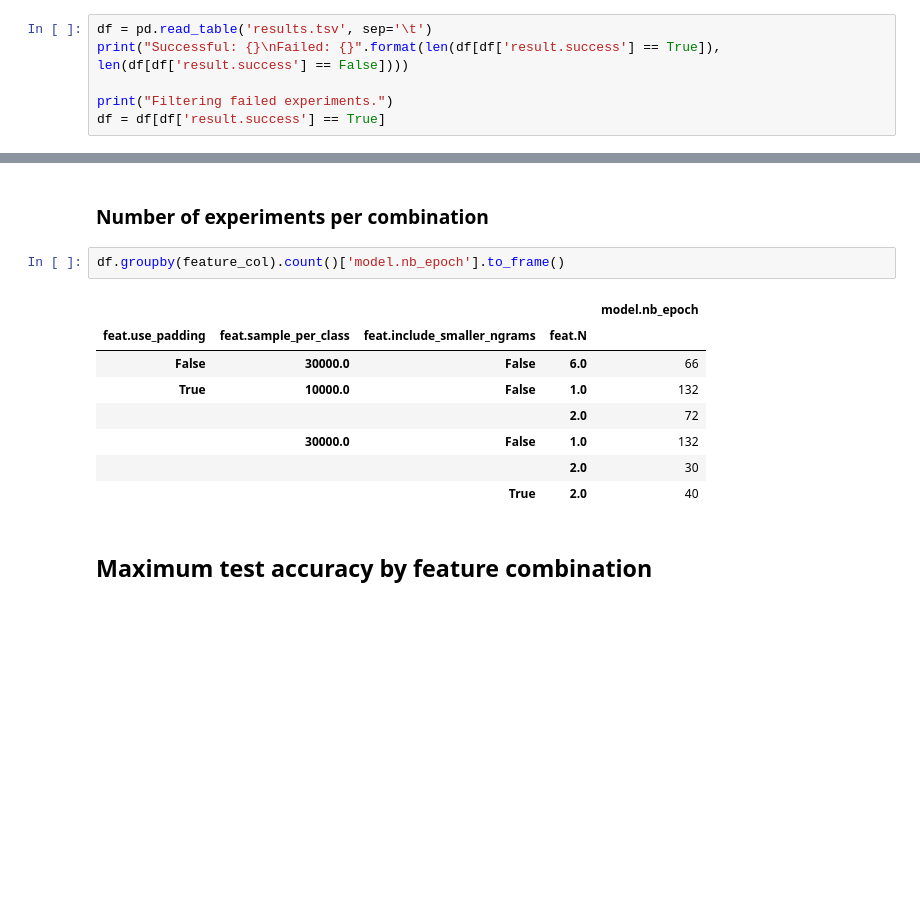
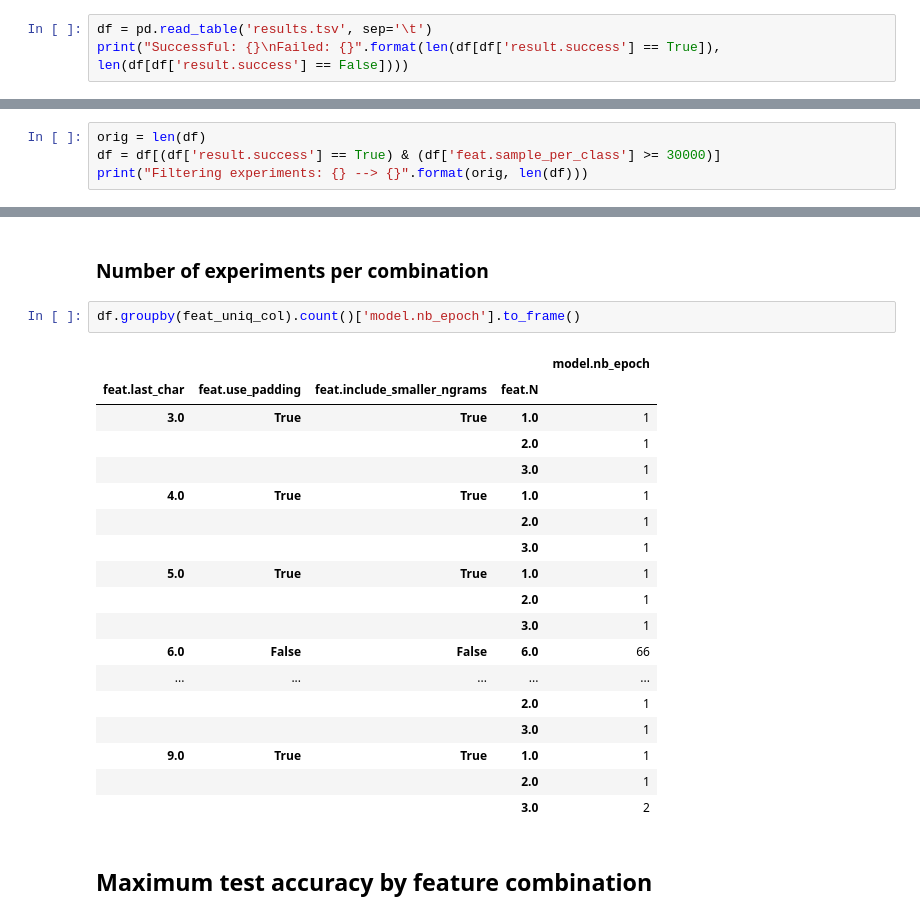
Before and after one commit to juditacs/noun-verb, a Jupyter notebook: experiments/analysis.ipynb, the cells around one changed output, grey strips where cells are left out. Cells and saved outputs as stored; diff of their text form; blank space fills up the shorter version.

```diff
--- a/experiments/analysis.ipynb
+++ b/experiments/analysis.ipynb
@@ -12,7 +12,4 @@ plt.rcParams['font.size'] = 20
 # %%
 df = pd.read_table('results.tsv', sep='\t')
 print("Successful: {}\nFailed: {}".format(len(df[df['result.success'] == True]), len(df[df['result.success'] == False])))
-
-print("Filtering failed experiments.")
-df = df[df['result.success'] == True]
 # %% [output]
@@ -21,0 +34,4 @@ Filtering failed experiments.
+# %%
+orig = len(df)
+df = df[(df['result.success'] == True) & (df['feat.sample_per_class'] >= 30000)]
+print("Filtering experiments: {} --> {}".format(orig, len(df)))
@@ -66,16 +97,26 @@ df[feature_col].drop_duplicates()
 # %% [markdown]
 ### Number of experiments per combination
 # %%
-df.groupby(feature_col).count()['model.nb_epoch'].to_frame()
+df.groupby(feat_uniq_col).count()['model.nb_epoch'].to_frame()
 # %% [output]
 |  |  |  |  | model.nb_epoch |
-| feat.use_padding | feat.sample_per_class | feat.include_smaller_ngrams | feat.N |  |
-| False | 30000.0 | False | 6.0 | 66 |
-| True | 10000.0 | False | 1.0 | 132 |
-|  |  |  | 2.0 | 72 |
-|  | 30000.0 | False | 1.0 | 132 |
-|  |  |  | 2.0 | 30 |
-|  |  | True | 2.0 | 40 |
+| feat.last_char | feat.use_padding | feat.include_smaller_ngrams | feat.N |  |
+| 3.0 | True | True | 1.0 | 1 |
+|  |  |  | 2.0 | 1 |
+|  |  |  | 3.0 | 1 |
+| 4.0 | True | True | 1.0 | 1 |
+|  |  |  | 2.0 | 1 |
+|  |  |  | 3.0 | 1 |
+| 5.0 | True | True | 1.0 | 1 |
+|  |  |  | 2.0 | 1 |
+|  |  |  | 3.0 | 1 |
+| 6.0 | False | False | 6.0 | 66 |
+| ... | ... | ... | ... | ... |
+|  |  |  | 2.0 | 1 |
+|  |  |  | 3.0 | 1 |
+| 9.0 | True | True | 1.0 | 1 |
+|  |  |  | 2.0 | 1 |
+|  |  |  | 3.0 | 2 |
 # %% [markdown]
 ## Maximum test accuracy by feature combination
 # %%
```
Also changed, not shown: parts of 15 cells of this notebook, 1 other file.
